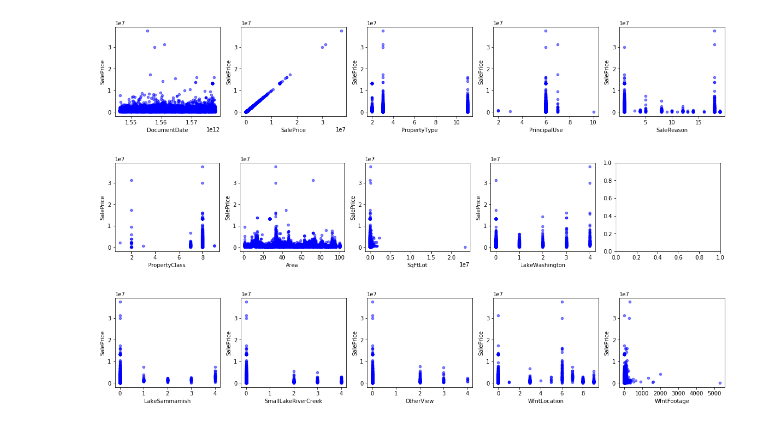
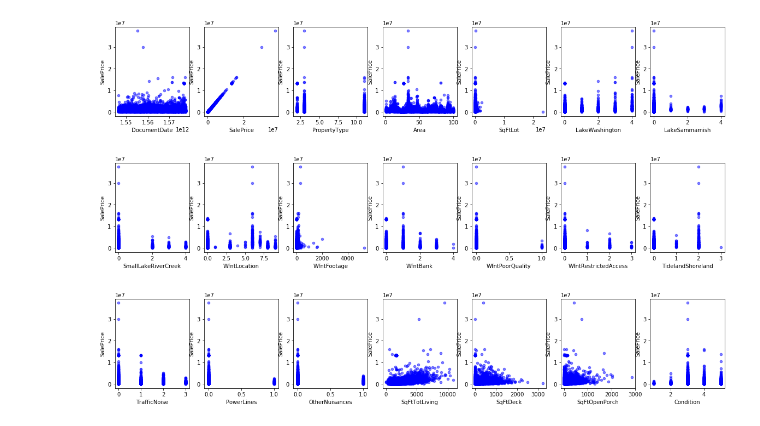
Before and after one commit to howen7/KingHousing, a Jupyter notebook: notebooks/exploratory/jon_first_model.ipynb, the cells around one changed output. Cells and saved outputs as stored; diff of their text form; code cells hidden in the pictures.

```diff
--- a/notebooks/exploratory/jon_first_model.ipynb
+++ b/notebooks/exploratory/jon_first_model.ipynb
@@ -121,7 +121,4 @@ df.shape
 # %%
-column1 = df.iloc[:, 0:5].copy()
-column2 = df.iloc[:, 5:10].copy()
-column3 = df.iloc[:, 10:15].copy()
-column4 = df.iloc[:, 15:20].copy()
-column5 = df.iloc[:, 20:25].copy()
-column6 = df.iloc[:, 25:30].copy()
+column1 = df.iloc[:, 0:7].copy()
+column2 = df.iloc[:, 7:14].copy()
+column3 = df.iloc[:, 14:21].copy()
@@ -178,24 +145,21 @@ Index(['DocumentDate', 'SalePrice', 'PropertyType', 'PrincipalUse',
 # %%
-#Identifying categorical variables
-#Dropping PrincipalUse & SaleReason columns
-fig, axes = plt.subplots(nrows=1, ncols=5, figsize=(20,3))
+fig, axes = plt.subplots(nrows=1, ncols=7, figsize=(20,3))
 
 for xcol, ax in zip((column1), axes):
     df.plot(kind='scatter', x=xcol, y='SalePrice', ax=ax, alpha=0.5, color='b')
 # %% [output]
-[figure, old version]
+[figure, new version]
 # %%
-#Dropping SaleWarning & PropertyClass columns
-fig, axes = plt.subplots(nrows=1, ncols=5, figsize=(20,3))
+fig, axes = plt.subplots(nrows=1, ncols=7, figsize=(20,3))
 
-for xcol, ax in zip((column2_drop), axes):
+for xcol, ax in zip((column2), axes):
     df.plot(kind='scatter', x=xcol, y='SalePrice', ax=ax, alpha=0.5, color='b')
 # %% [output]
-[figure, old version]
+[figure, new version]
 # %%
-fig, axes = plt.subplots(nrows=1, ncols=5, figsize=(20,3))
+fig, axes = plt.subplots(nrows=1, ncols=7, figsize=(20,3))
 
 for xcol, ax in zip((column3), axes):
     df.plot(kind='scatter', x=xcol, y='SalePrice', ax=ax, alpha=0.5, color='b')
 # %% [output]
-[figure, old version]
+[figure, new version]
```
Also changed, not shown: parts of 47 cells of this notebook, 1 other file.
